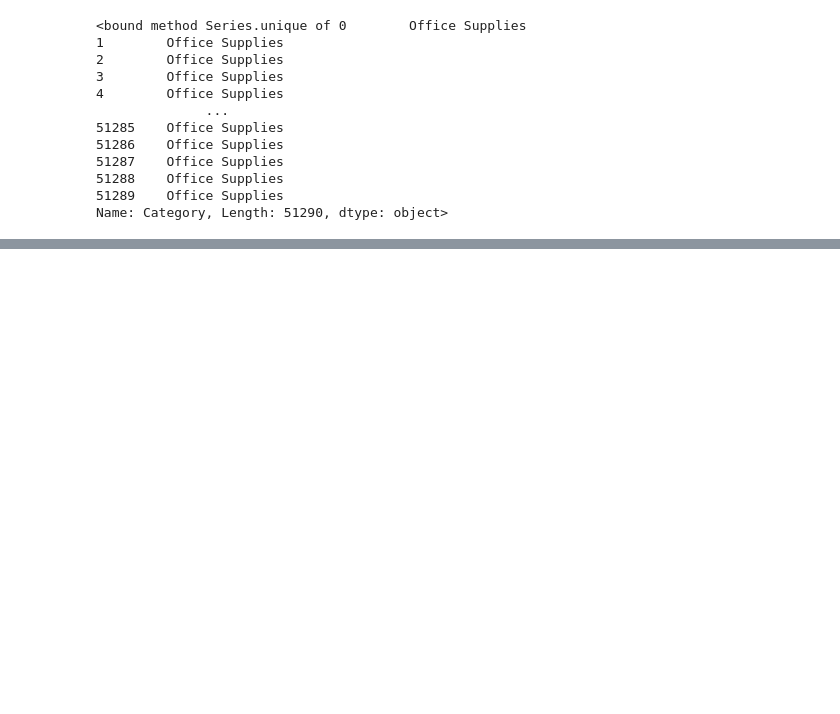
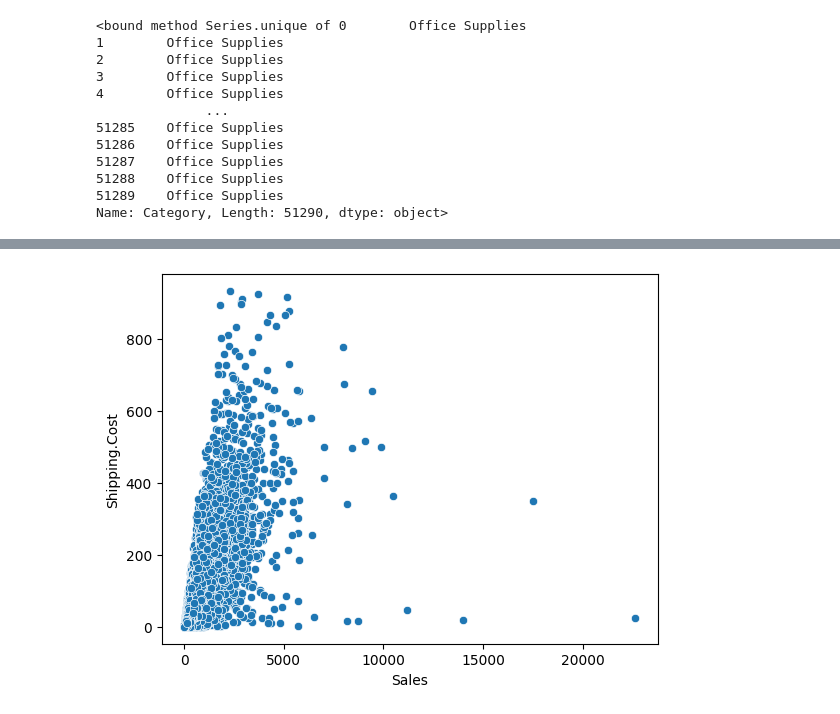
Before and after one commit to saiiexd/UNIVERSITY, a Jupyter notebook: Data Exploration/Class Notes/superstore.ipynb, the cells around one changed output, grey strips where cells are left out. Drawn from its saved outputs; the diff is of its cells as text; code cells hidden in the pictures; blank space fills up the shorter version.

```diff
--- a/Data Exploration/Class Notes/superstore.ipynb
+++ b/Data Exploration/Class Notes/superstore.ipynb
@@ -88,0 +156,5 @@ NameError: name 'superstore' is not defined
+# %%
+sns.scatterplot(data=superstore, x='Sales', y='Shipping.Cost')
+plt.show()
+# %% [output]
+[figure, added]
```
Also changed, not shown: parts of 14 cells of this notebook.
